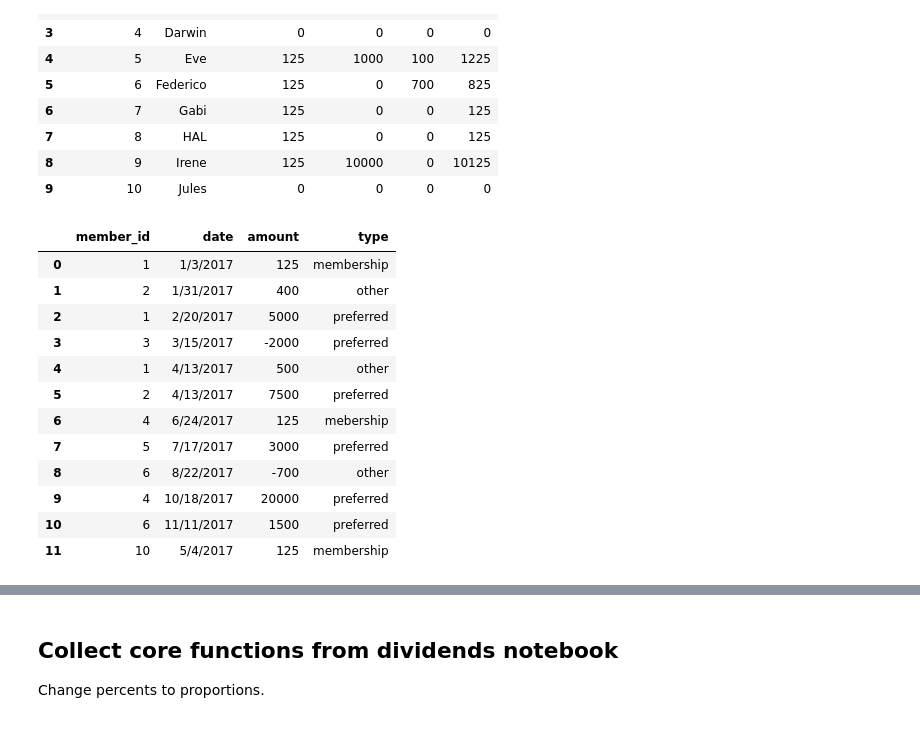
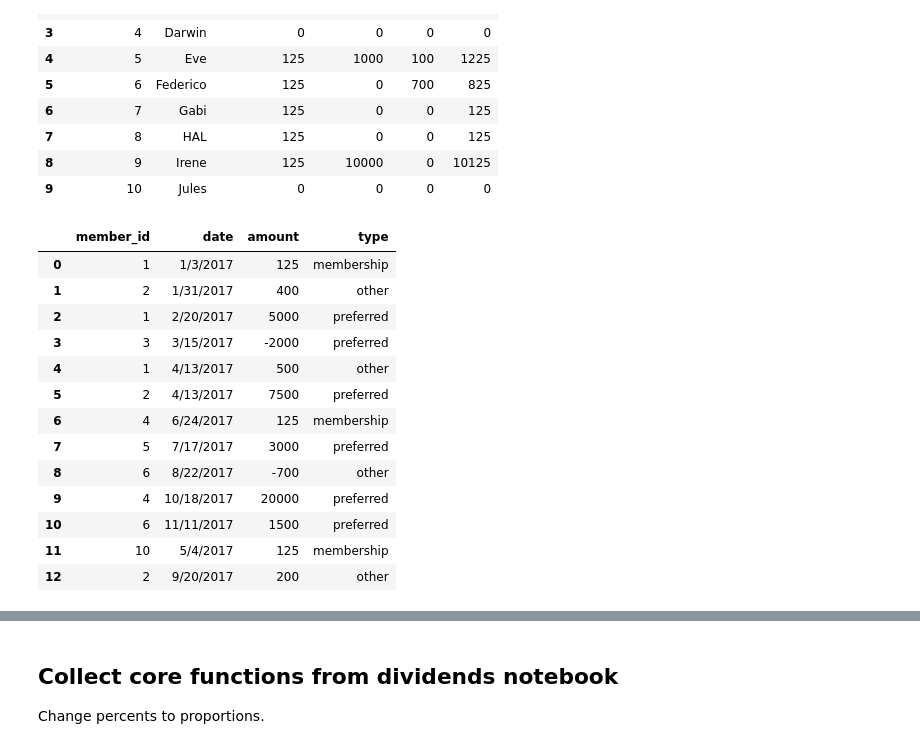
Before and after one commit to NathanielBlairStahn/sscofi, a Jupyter notebook: sscofi_allocations.ipynb, the cells around one changed output, grey strips where cells are left out. Saved outputs shown, nothing was run; the diff lists cells and outputs as text; code cells hidden in the pictures.

Commit message:
fix some typos, try a pivot table

```diff
--- a/sscofi_allocations.ipynb
+++ b/sscofi_allocations.ipynb
@@ -38,30 +38,32 @@ prev_equity_df
 # %%
 contributions_df = pd.DataFrame([
     [1, "1/3/2017", 125, 'membership'],
     [2, "1/31/2017", 400, 'other'],
     [1, "2/20/2017", 5000, 'preferred'],
     [3, "3/15/2017", -2000, 'preferred'],
     [1, "4/13/2017", 500, 'other'],
     [2, "4/13/2017", 7500, 'preferred'],
-    [4, "6/24/2017", 125, 'mebership'],
+    [4, "6/24/2017", 125, 'membership'],
     [5, "7/17/2017", 3000, "preferred"],
     [6, "8/22/2017", -700, 'other'],
     [4, "10/18/2017", 20000, 'preferred'],
     [6, "11/11/2017", 1500, 'preferred'],
-    [10, "5/4/2017", 125, 'membership']
+    [10, "5/4/2017", 125, 'membership'],
+    [2, "9/20/2017", 200, 'other']
 ], columns = ['member_id','date','amount','type'])
 contributions_df
 # %% [output]
 |  | member_id | date | amount | type |
 | 0 | 1 | 1/3/2017 | 125 | membership |
 | 1 | 2 | 1/31/2017 | 400 | other |
 | 2 | 1 | 2/20/2017 | 5000 | preferred |
 | 3 | 3 | 3/15/2017 | -2000 | preferred |
 | 4 | 1 | 4/13/2017 | 500 | other |
 | 5 | 2 | 4/13/2017 | 7500 | preferred |
-| 6 | 4 | 6/24/2017 | 125 | mebership |
+| 6 | 4 | 6/24/2017 | 125 | membership |
 | 7 | 5 | 7/17/2017 | 3000 | preferred |
 | 8 | 6 | 8/22/2017 | -700 | other |
 | 9 | 4 | 10/18/2017 | 20000 | preferred |
 | 10 | 6 | 11/11/2017 | 1500 | preferred |
 | 11 | 10 | 5/4/2017 | 125 | membership |
+| 12 | 2 | 9/20/2017 | 200 | other |
```
Also changed, not shown: parts of 21 cells of this notebook.
